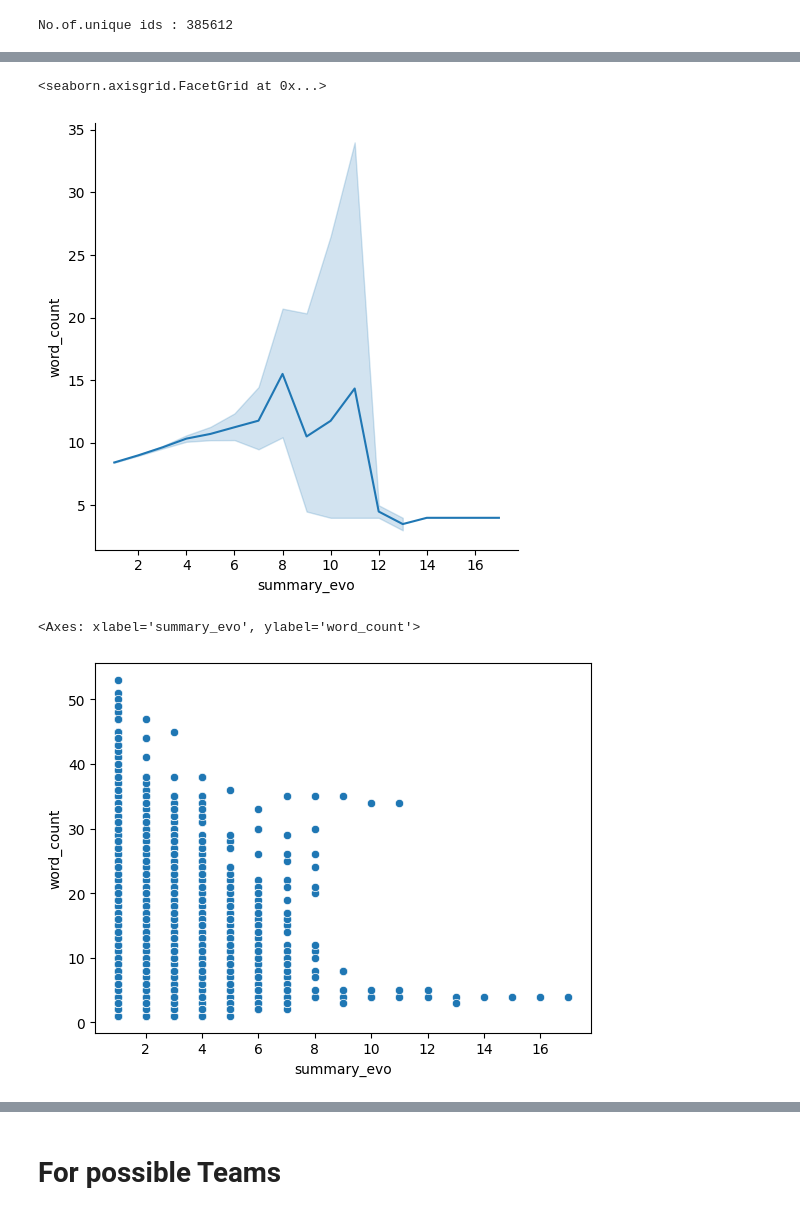
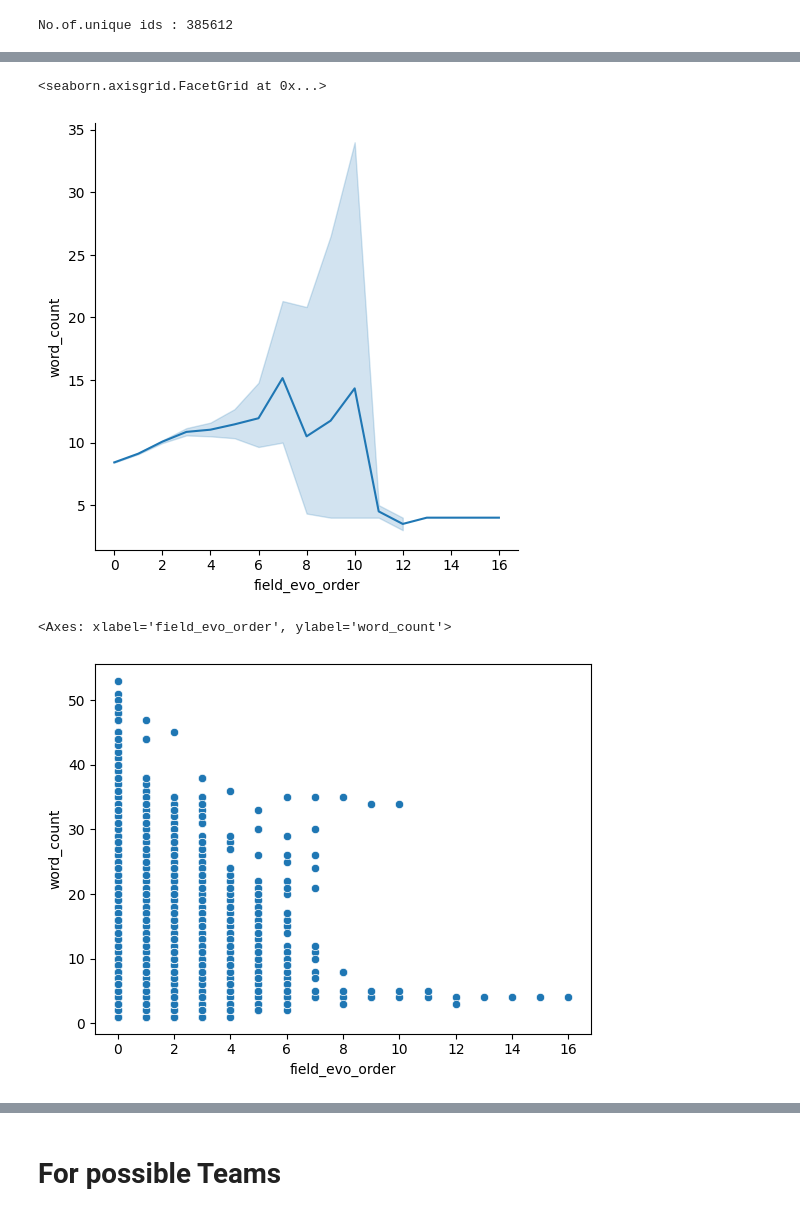
Before and after one commit to Piet777/master-thesis, a Jupyter notebook: summaryLength.ipynb, the cells around one changed output, grey strips where cells are left out. Cells and saved outputs as stored; diff of their text form; code cells hidden in the pictures.

```diff
--- a/summaryLength.ipynb
+++ b/summaryLength.ipynb
@@ -166,12 +161,12 @@ df.describe()
 # %%
 
-sns.relplot(data=df, kind="line", x="summary_evo", y="word_count", facet_kws=dict(sharex=False),)
+sns.relplot(data=df, kind="line", x="field_evo_order", y="word_count", facet_kws=dict(sharex=False),)
 # %% [output]
 <seaborn.axisgrid.FacetGrid at 0x...>
-[figure, old version]
+[figure, new version]
 # %%
-sns.scatterplot(data=df, x="summary_evo", y="word_count")
+sns.scatterplot(data=df, x="field_evo_order", y="word_count")
 # %% [output]
-<Axes: xlabel='summary_evo', ylabel='word_count'>
+<Axes: xlabel='field_evo_order', ylabel='word_count'>
-[figure, old version]
+[figure, new version]
 # %%
```
Also changed, not shown: parts of 12 cells of this notebook, 1 other file.
